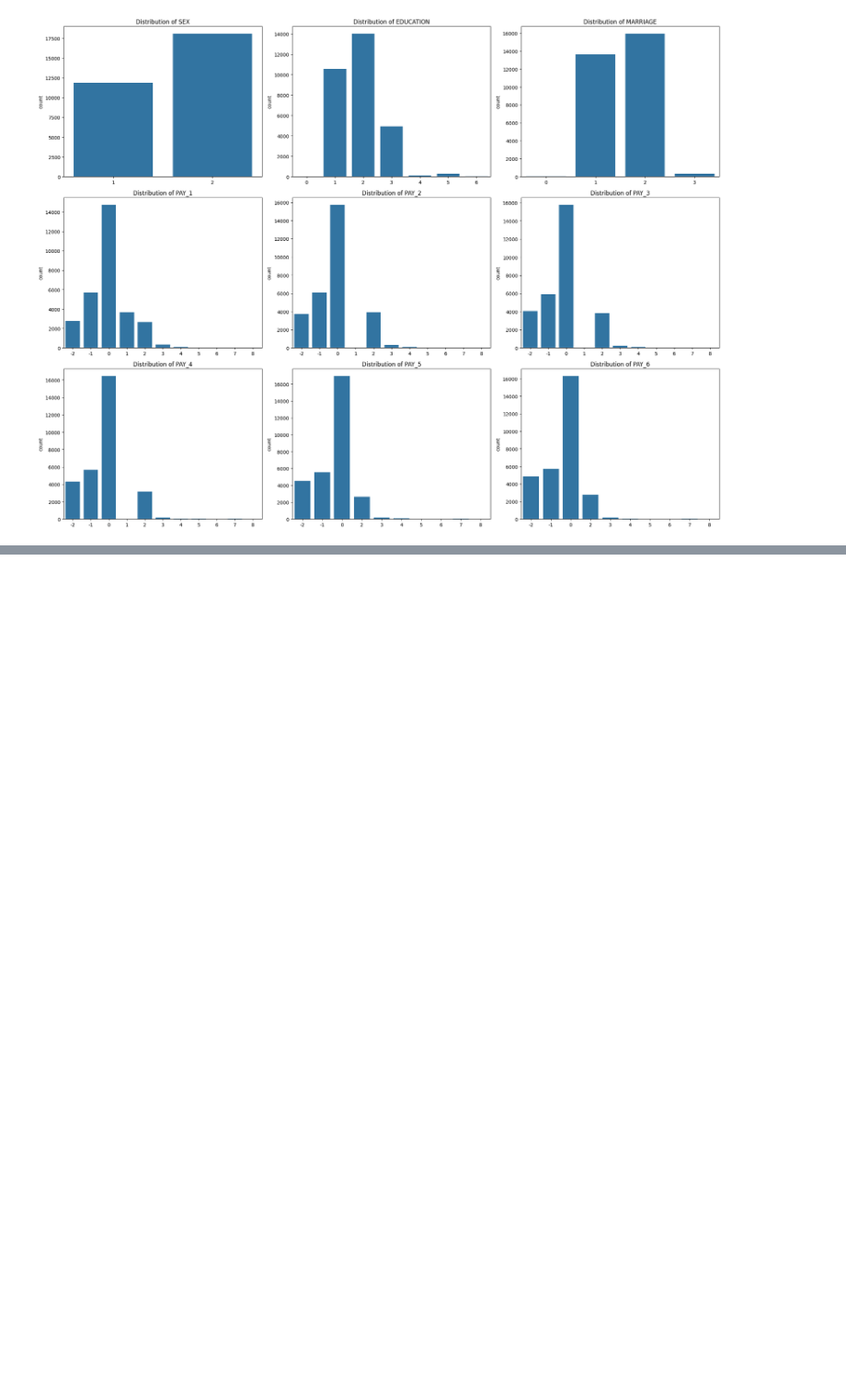
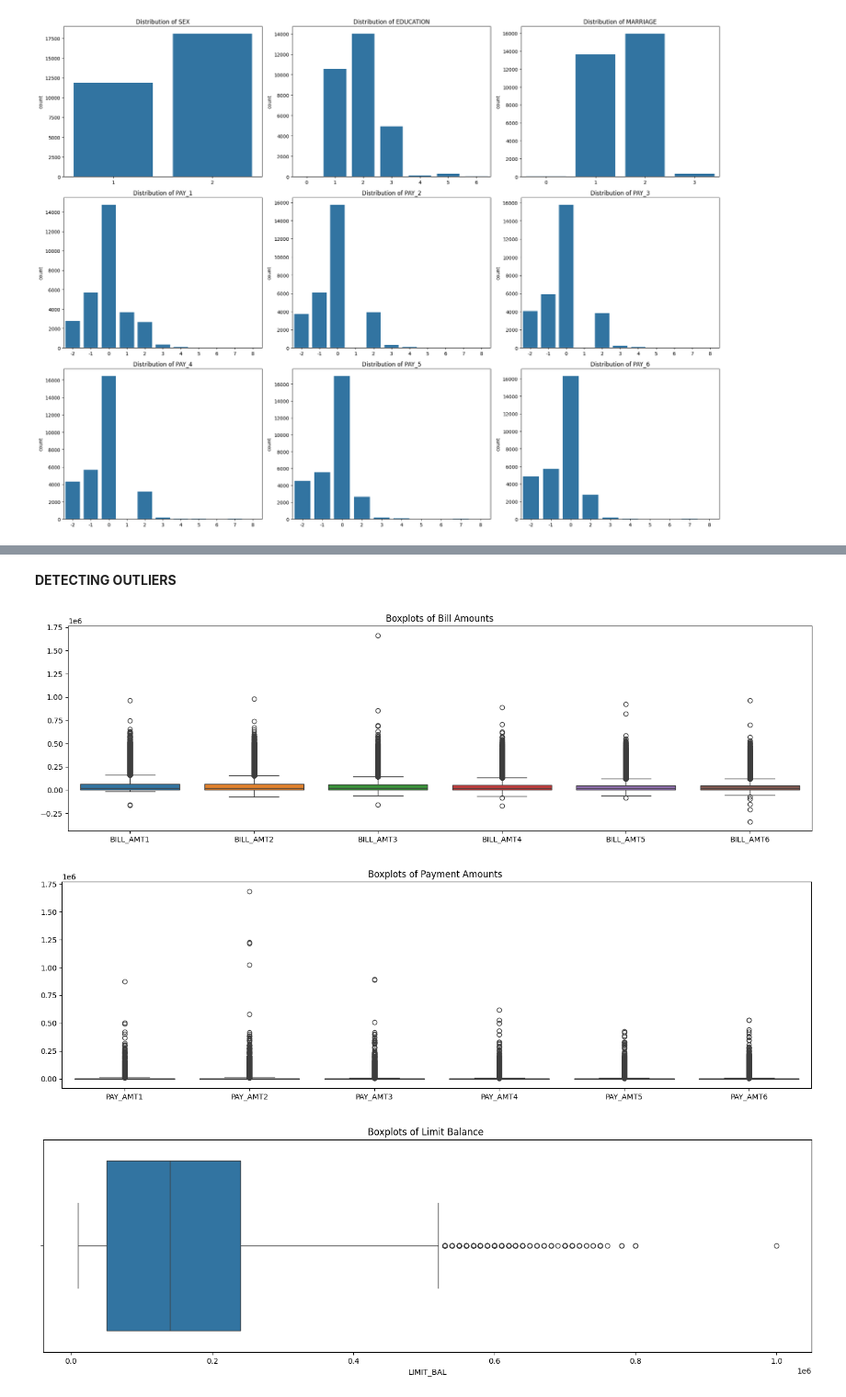
Before and after one commit to dakboiszzz/credit-default-insights, a Jupyter notebook: notebooks/data_exploration.ipynb, the cells around one changed output, grey strips where cells are left out. Shown at 92% size. Saved outputs shown, nothing was run; the diff lists cells and outputs as text; code cells hidden in the pictures; blank space fills up the shorter version.

Commit message:
Data exploration

```diff
--- a/notebooks/data_exploration.ipynb
+++ b/notebooks/data_exploration.ipynb
@@ -268,0 +296,4 @@ From the graphs we can see that the distribution is somewhat inconsistent with t
+# %%
+df['EDUCATION'] = df['EDUCATION'].replace({0: 4, 5: 4, 6: 4})
+# %%
+df['MARRIAGE'] = df['MARRIAGE'].replace({0: 3})
@@ -268,0 +343,28 @@ From the graphs we can see that the distribution is somewhat inconsistent with t
+# %% [markdown]
+**DETECTING OUTLIERS**
+# %%
+# Bill and Payment Amount Columns
+bill_cols = [f'BILL_AMT{i}' for i in range(1, 7)]
+pay_amt_cols = [f'PAY_AMT{i}' for i in range(1, 7)]
+
+# 1. Boxplots for Bill Amounts
+plt.figure(figsize=(18, 5))
+sns.boxplot(data=df[bill_cols])
+plt.title('Boxplots of Bill Amounts')
+plt.show()
+
+# 2. Boxplots for Payment Amounts
+plt.figure(figsize=(18, 5))
+sns.boxplot(data=df[pay_amt_cols])
+plt.title('Boxplots of Payment Amounts ')
+plt.show()
+
+# 2. Boxplots for LIMIT_BAL
+plt.figure(figsize=(18, 5))
+sns.boxplot(x = 'LIMIT_BAL',data=df)
+plt.title('Boxplots of Limit Balance ')
+plt.show()
+# %% [output]
+[figure, added]
+[figure, added]
+[figure, added]
```
Also changed, not shown: parts of 25 cells of this notebook.
